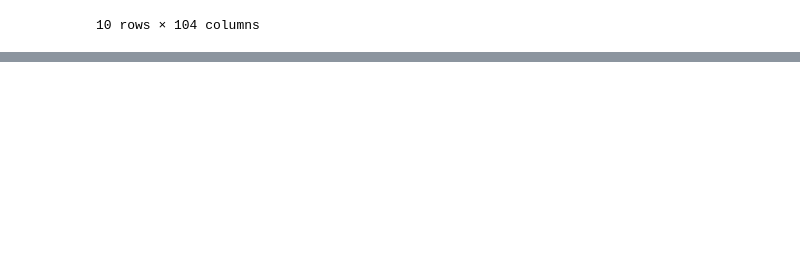
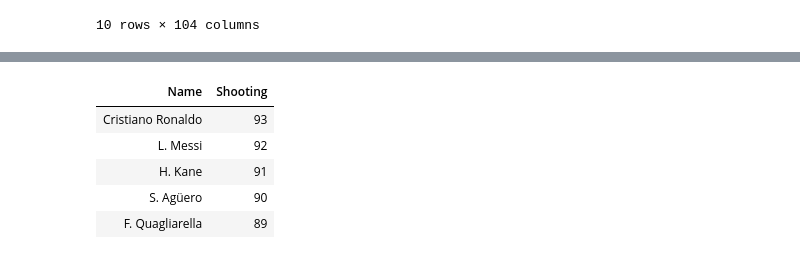
Before and after one commit to blwishom/JUMPlus, a Jupyter notebook: fifa_data_analysis/fifa_nb.ipynb, the cells around one changed output, grey strips where cells are left out. Cells and saved outputs as stored; diff of their text form; code cells hidden in the pictures; blank space fills up the shorter version.

```diff
--- a/fifa_data_analysis/fifa_nb.ipynb
+++ b/fifa_data_analysis/fifa_nb.ipynb
@@ -144,0 +145,11 @@ top_shooters =
+# %%
+top_shooters = df.sort_values(by='shooting', ascending=False)
+top_shooters['shooting'] = top_shooters['shooting'].replace([np.nan], 0).astype(int)
+pd.DataFrame({'Name':top_shooters['short_name'], 'Shooting':top_shooters['shooting']}).head().style.hide()
+# %% [output]
+| Name | Shooting |
+| Cristiano Ronaldo | 93 |
+| L. Messi | 92 |
+| H. Kane | 91 |
+| S. Agüero | 90 |
+| F. Quagliarella | 89 |
```
Also changed, not shown: parts of 9 cells of this notebook.
